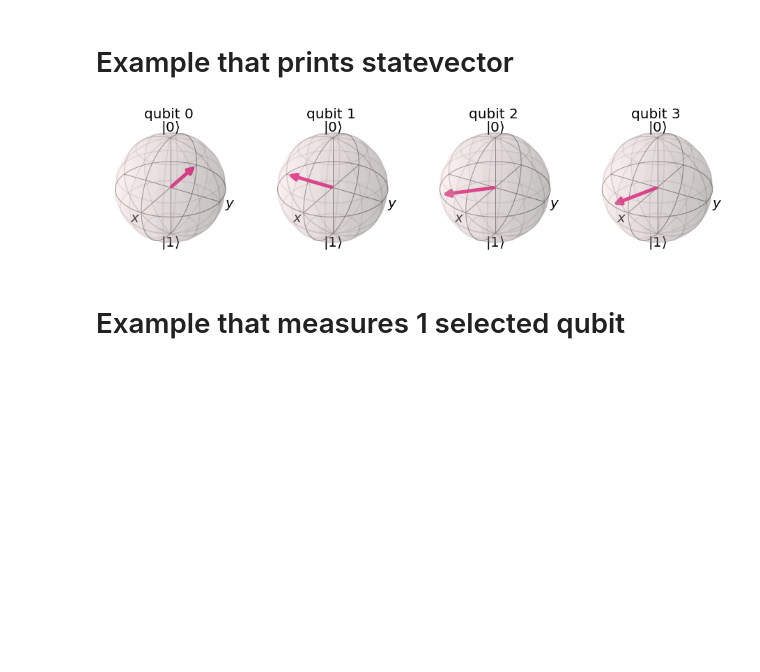
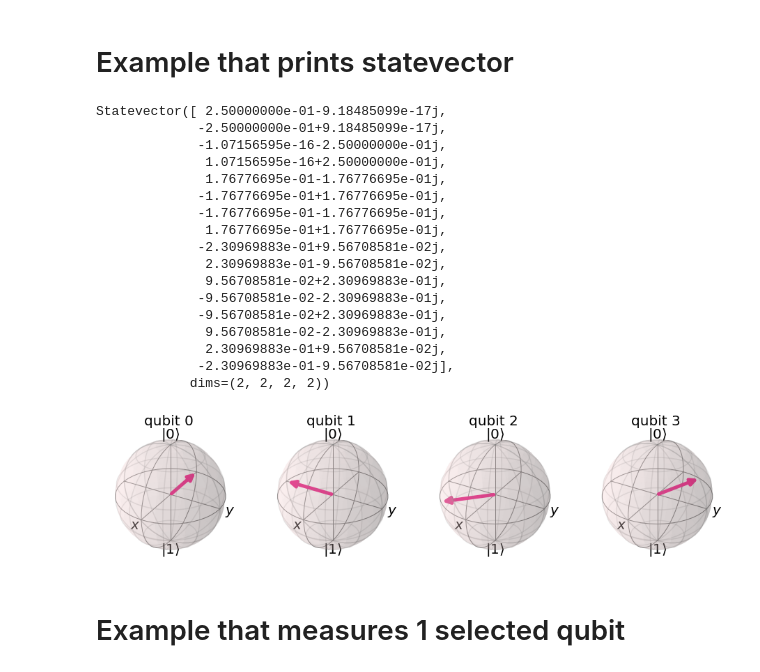
Before and after one commit to GabrielPontolillo/Quantum_Algorithm_Implementations, a Jupyter notebook: Quantum Fourier Transform/Qiskit Code/Quantum Fourier Transform Qiskit.ipynb, the cells around one changed output. Drawn from its saved outputs; the diff is of its cells as text; code cells hidden in the pictures; blank space fills up the shorter version.

```diff
--- a/Quantum Fourier Transform/Qiskit Code/Quantum Fourier Transform Qiskit.ipynb
+++ b/Quantum Fourier Transform/Qiskit Code/Quantum Fourier Transform Qiskit.ipynb
@@ -62,33 +62,54 @@ print(flip_endian(job.result().get_counts()))#return the result counts
 # %%
 def qft_rotations(circuit, n):
     #if qubit amount is 0, then do nothing and return
     if n == 0:
         return circuit
     n -= 1
     circuit.h(n)
     for qubit in range(n):
         circuit.cp(pi/2**(n-qubit), qubit, n)
         #print(n)
         #print(qubit)
     return qft_rotations(circuit, n)
 
 sim = Aer.get_backend('aer_simulator')
 q = QuantumRegister(4,'q')
 c = ClassicalRegister(4,'c')
 qc = QuantumCircuit(q,c)
 
 qc.x(0)
 qc.x(1)
 qc.x(2)
-qc.x(3)
+#qc.x(3)
+
+#qc.h(0)
+#qc.p( 20 * pi / 180, 0)
 
 qft_rotations(qc,4)#call the recursive qft method
 
 qc.save_statevector()
 statevector = sim.run(qc).result().get_statevector()
+print(statevector)
 plot_bloch_multivector(statevector)
 # %% [output]
+Statevector([ 2.50000000e-01-9.18485099e-17j,
+             -2.50000000e-01+9.18485099e-17j,
+             -1.07156595e-16-2.50000000e-01j,
+              1.07156595e-16+2.50000000e-01j,
+              1.76776695e-01-1.76776695e-01j,
+             -1.76776695e-01+1.76776695e-01j,
+             -1.76776695e-01-1.76776695e-01j,
+              1.76776695e-01+1.76776695e-01j,
+             -2.30969883e-01+9.56708581e-02j,
+              2.30969883e-01-9.56708581e-02j,
+              9.56708581e-02+2.30969883e-01j,
+             -9.56708581e-02-2.30969883e-01j,
+             -9.56708581e-02+2.30969883e-01j,
+              9.56708581e-02-2.30969883e-01j,
+              2.30969883e-01+9.56708581e-02j,
+             -2.30969883e-01-9.56708581e-02j],
+            dims=(2, 2, 2, 2))
-[figure, old version]
+[figure, new version]
 # %% [markdown]
 # Example that measures 1 selected qubit
 # %%
```
Also changed, not shown: parts of 2 cells of this notebook, 37 other files.
